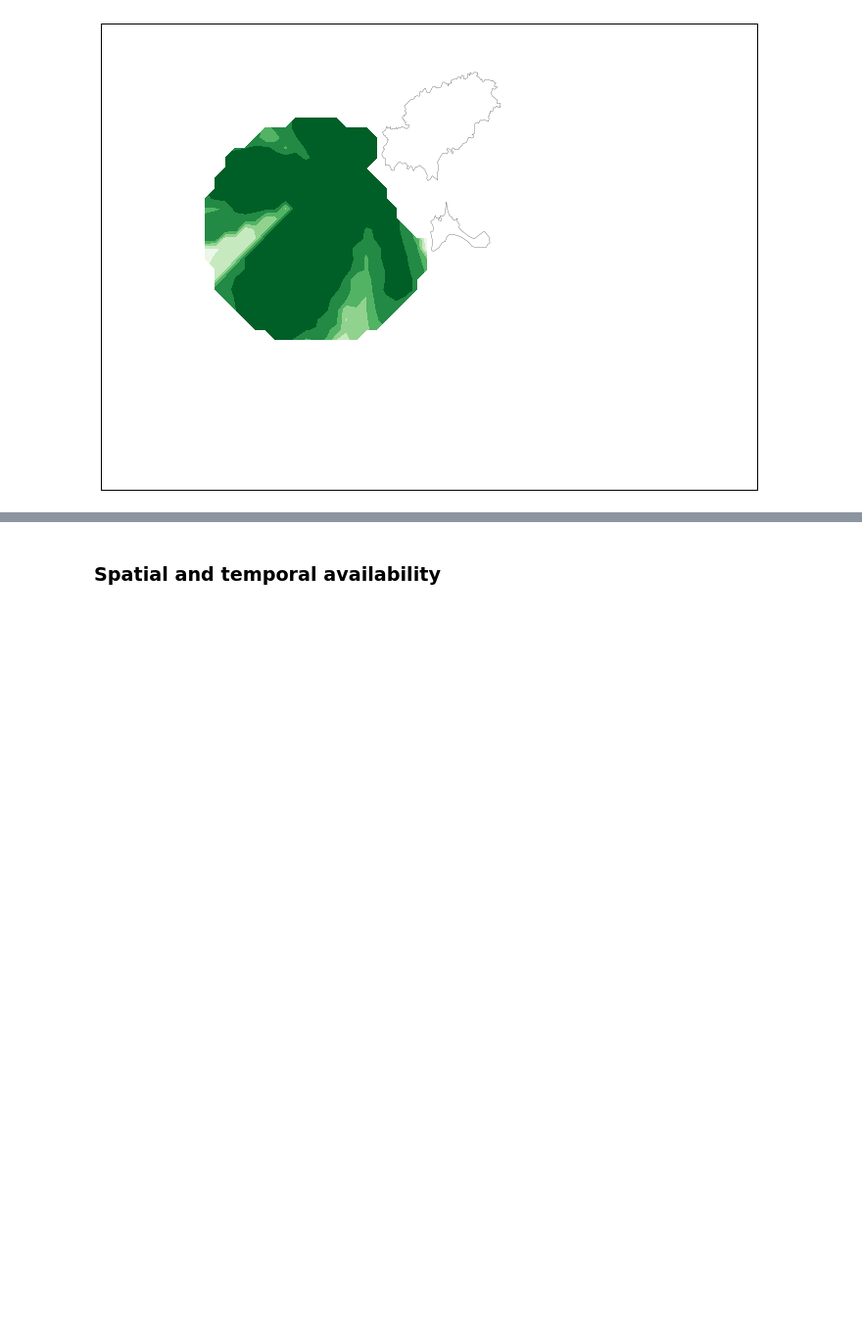
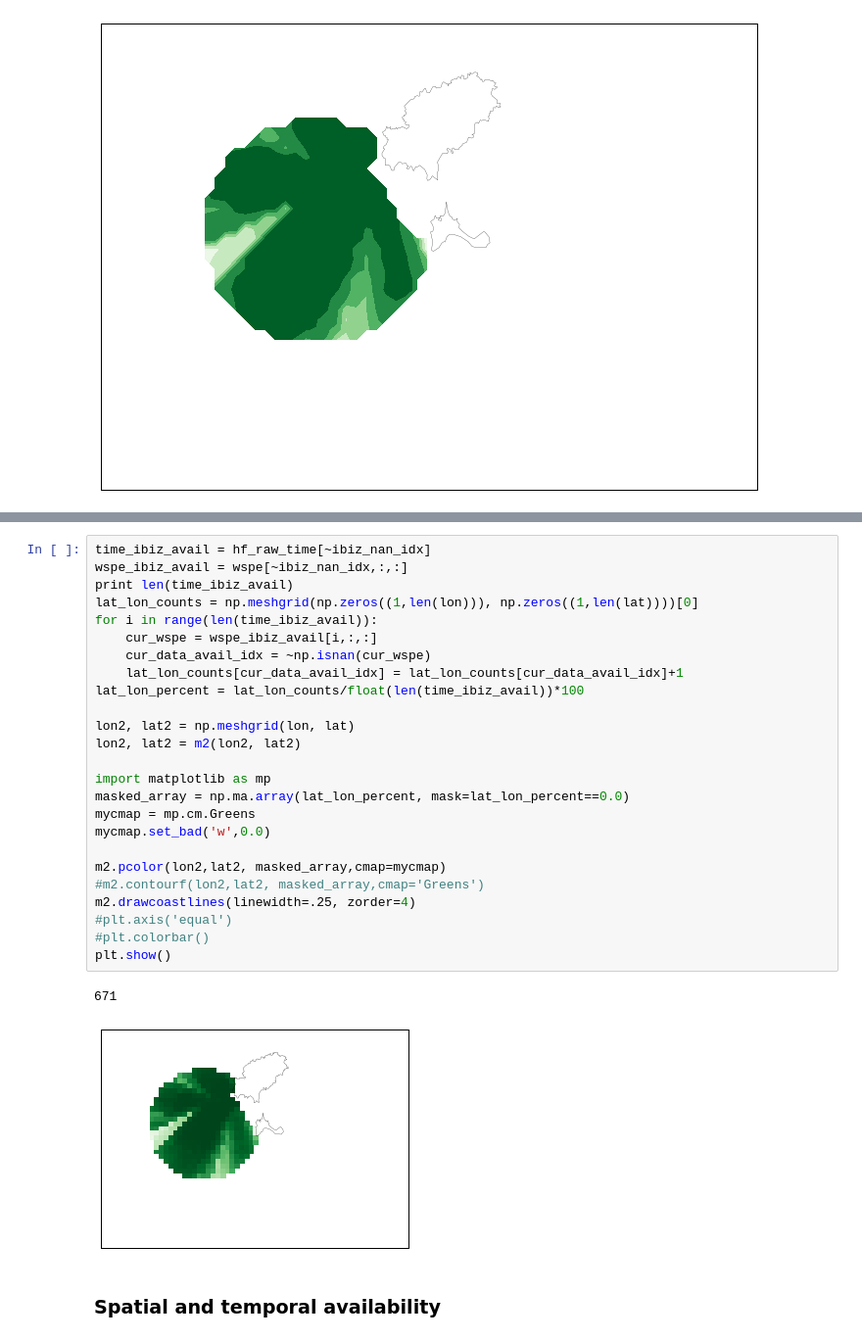
Before and after one commit to socib/HFRadarReports, a Jupyter notebook: HF_Radar_testing_environment.ipynb, the cells around one changed output, grey strips where cells are left out. Shown at 98% size. Drawn from its saved outputs; the diff is of its cells as text; blank space fills up the shorter version.

```diff
--- a/HF_Radar_testing_environment.ipynb
+++ b/HF_Radar_testing_environment.ipynb
@@ -524,2 +537,30 @@ plt.show()
+# %%
+time_ibiz_avail = hf_raw_time[~ibiz_nan_idx]
+wspe_ibiz_avail = wspe[~ibiz_nan_idx,:,:]
+print len(time_ibiz_avail)
+lat_lon_counts = np.meshgrid(np.zeros((1,len(lon))), np.zeros((1,len(lat))))[0]
+for i in range(len(time_ibiz_avail)):
+    cur_wspe = wspe_ibiz_avail[i,:,:]
+    cur_data_avail_idx = ~np.isnan(cur_wspe)
+    lat_lon_counts[cur_data_avail_idx] = lat_lon_counts[cur_data_avail_idx]+1
+lat_lon_percent = lat_lon_counts/float(len(time_ibiz_avail))*100
+
+lon2, lat2 = np.meshgrid(lon, lat)
+lon2, lat2 = m2(lon2, lat2)
+
+import matplotlib as mp
+masked_array = np.ma.array(lat_lon_percent, mask=lat_lon_percent==0.0)
+mycmap = mp.cm.Greens
+mycmap.set_bad('w',0.0)
+
+m2.pcolor(lon2,lat2, masked_array,cmap=mycmap)
+#m2.contourf(lon2,lat2, masked_array,cmap='Greens')
+m2.drawcoastlines(linewidth=.25, zorder=4)
+#plt.axis('equal')
+#plt.colorbar()
+plt.show()
+# %% [output]
+671
+[figure, added]
 # %% [markdown]
 ### Spatial and temporal availability
```
Also changed, not shown: parts of 13 cells of this notebook.
